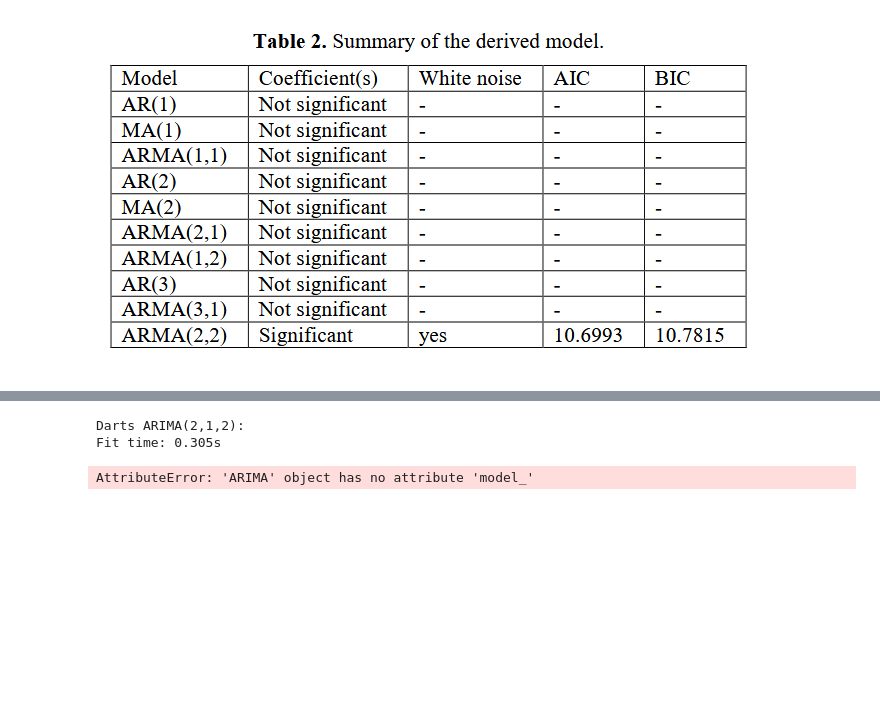
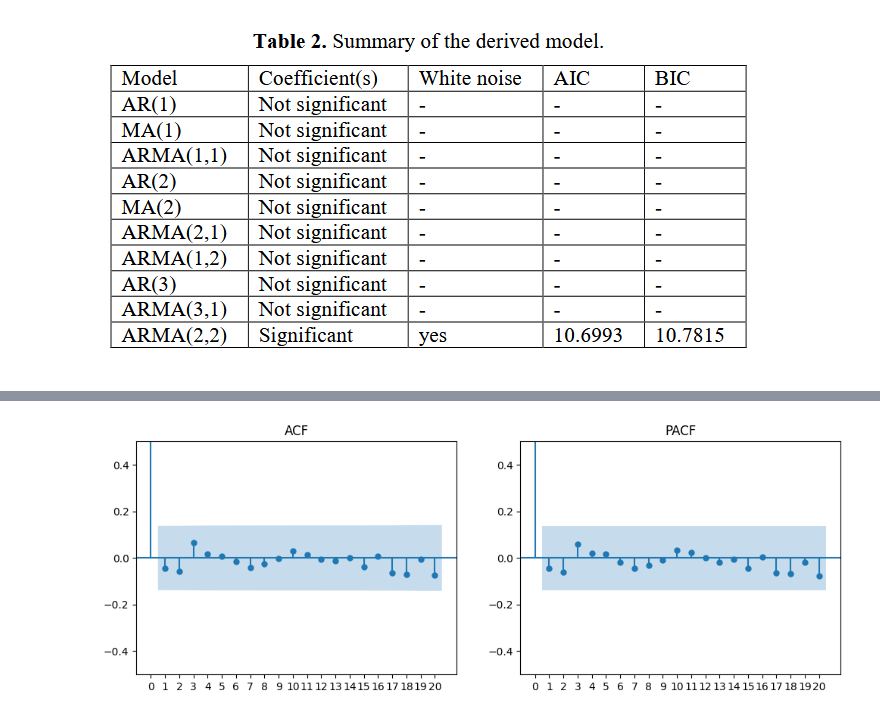
Before and after one commit to koogelpotato/RRProject2025, a Jupyter notebook: project.ipynb, the cells around one changed output, grey strips where cells are left out. Saved outputs shown, nothing was run; the diff lists cells and outputs as text; code cells hidden in the pictures; blank space fills up the shorter version.

```diff
--- a/project.ipynb
+++ b/project.ipynb
@@ -523,4 +509,11 @@ arma12 = ARIMA(train['Close'].values, order=(1, 1, 2)).fit()
 ar3 = ARIMA(train['Close'].values, order=(3, 1, 0)).fit()
 arma31 = ARIMA(train['Close'].values, order=(3, 1, 1)).fit()
 arma22 = ARIMA(train['Close'].values, order=(2, 1, 2)).fit()
+ar8= ARIMA(train['Close'].values, order=([8], 1, 0)).fit()
+ma8= ARIMA(train['Close'].values, order=(0, 1, [8])).fit()
+arma88 = ARIMA(train['Close'].values, order=([8], 1, [8])).fit()
+ar19= ARIMA(train['Close'].values, order=([19], 1, 0)).fit()
+ma19= ARIMA(train['Close'].values, order=(0, 1, [19])).fit()
+ar20= ARIMA(train['Close'].values, order=([20], 1, 0)).fit()
+ma20= ARIMA(train['Close'].values, order=(0, 1, [20])).fit()
 # %%
@@ -720,33 +570,18 @@ Warnings:
-# %%
-from darts.models import ARIMA as dartsARIMA
-from darts import TimeSeries
-
-darts_series = TimeSeries.from_series(train['close_diff'])
-
-start_time = time.time()
-model_darts = dartsARIMA(p=2, d=1, q=2)
-model_darts.fit(darts_series)
-darts_time = time.time() - start_time
-
-print("\nDarts ARIMA(2,1,2):")
-print(f"Fit time: {darts_time:.3f}s")
-# Note: Darts doesn't provide AIC/BIC directly
-# %% [output]
-Darts ARIMA(2,1,2):
-Fit time: 0.305s
-# %%
-results = pd.DataFrame({
-    'Package': ['statsmodels', 'pmdarima', 'SARIMAX', 'Darts'],
-    'Fit Time (s)': [sm_time, pmd_time, sx_time, darts_time],
-    'AIC': [result_sm.aic, result_pmd.aic(), result_sx.aic, None],
-    'BIC': [result_sm.bic, result_pmd.bic(), result_sx.bic, None],
-    'Converged': [result_sm.mle_retvals['converged'],
-                 result_pmd.model_.converged_,
-                 result_sx.mle_retvals['converged'],
-                 True]  # Darts doesn't report
-})
-
-print("\nComparison of ARIMA(2,1,2) Implementations:")
-print(results.to_string(index=False))
-# %% [output]
-AttributeError: 'ARIMA' object has no attribute 'model_'
+# %%
+fig, axes = plt.subplots(1, 2, figsize=(12, 4))
+
+# Autocorrelation plot
+plot_acf(ar19.resid, lags=20, ax=axes[0]) # ACF
+axes[0].set_title("ACF")
+axes[0].set_ylim([-0.5,0.5])
+axes[0].set_xticks(range(0, 21, 1))
+
+# Partial autocorrelation plot
+plot_pacf(ar19.resid, lags=20, ax=axes[1]) # PACF
+axes[1].set_title("PACF")
+axes[1].set_ylim([-0.5,0.5])
+axes[1].set_xticks(range(0, 21, 1))
+
+plt.show()
+# %% [output]
+[figure, added]
```
Also changed, not shown: parts of 42 cells of this notebook.
